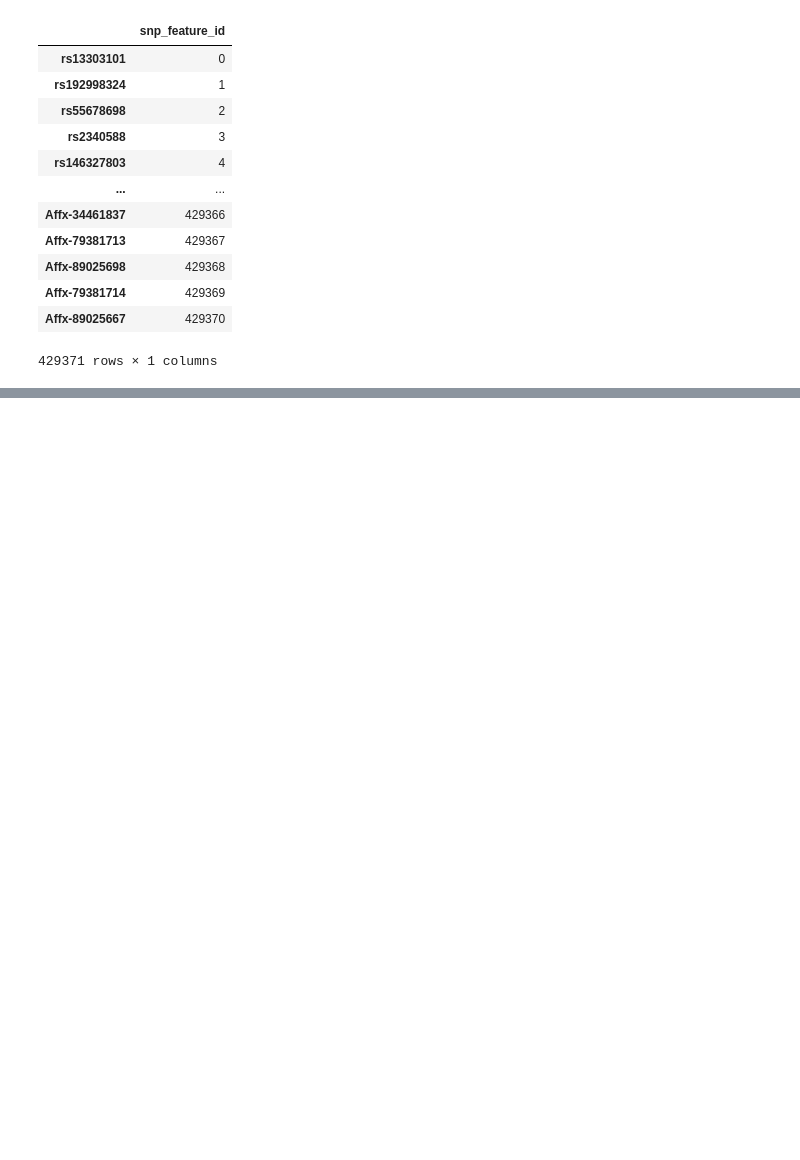
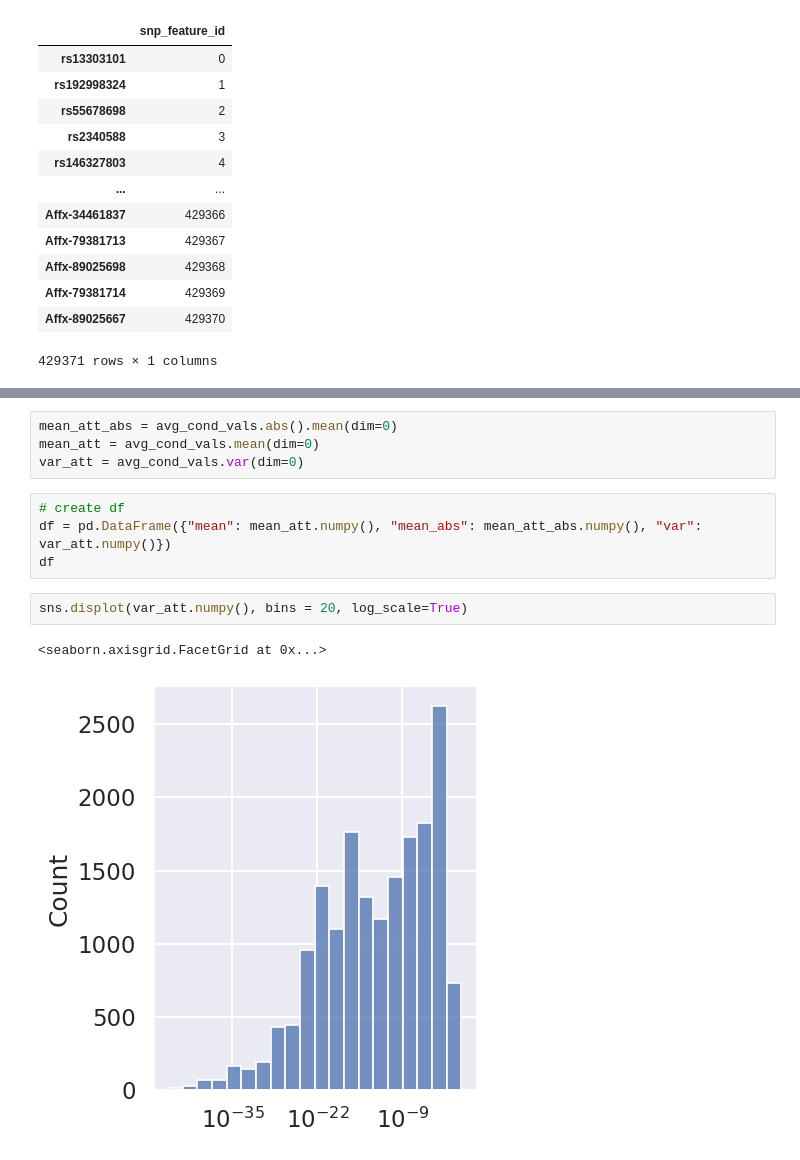
Before and after one commit to DennisGankin/snp_vnn, a Jupyter notebook: model_evaluation.ipynb, the cells around one changed output, grey strips where cells are left out. Saved outputs shown, nothing was run; the diff lists cells and outputs as text; blank space fills up the shorter version.

```diff
--- a/model_evaluation.ipynb
+++ b/model_evaluation.ipynb
@@ -465,0 +513,13 @@ NameError: name 'snp_df' is not defined
+# %%
+mean_att_abs = avg_cond_vals.abs().mean(dim=0)
+mean_att = avg_cond_vals.mean(dim=0)
+var_att = avg_cond_vals.var(dim=0)
+# %%
+# create df
+df = pd.DataFrame({"mean": mean_att.numpy(), "mean_abs": mean_att_abs.numpy(), "var": var_att.numpy()})
+df
+# %%
+sns.displot(var_att.numpy(), bins = 20, log_scale=True)
+# %% [output]
+<seaborn.axisgrid.FacetGrid at 0x...>
+[figure, added]
```
Also changed, not shown: parts of 68 cells of this notebook.
